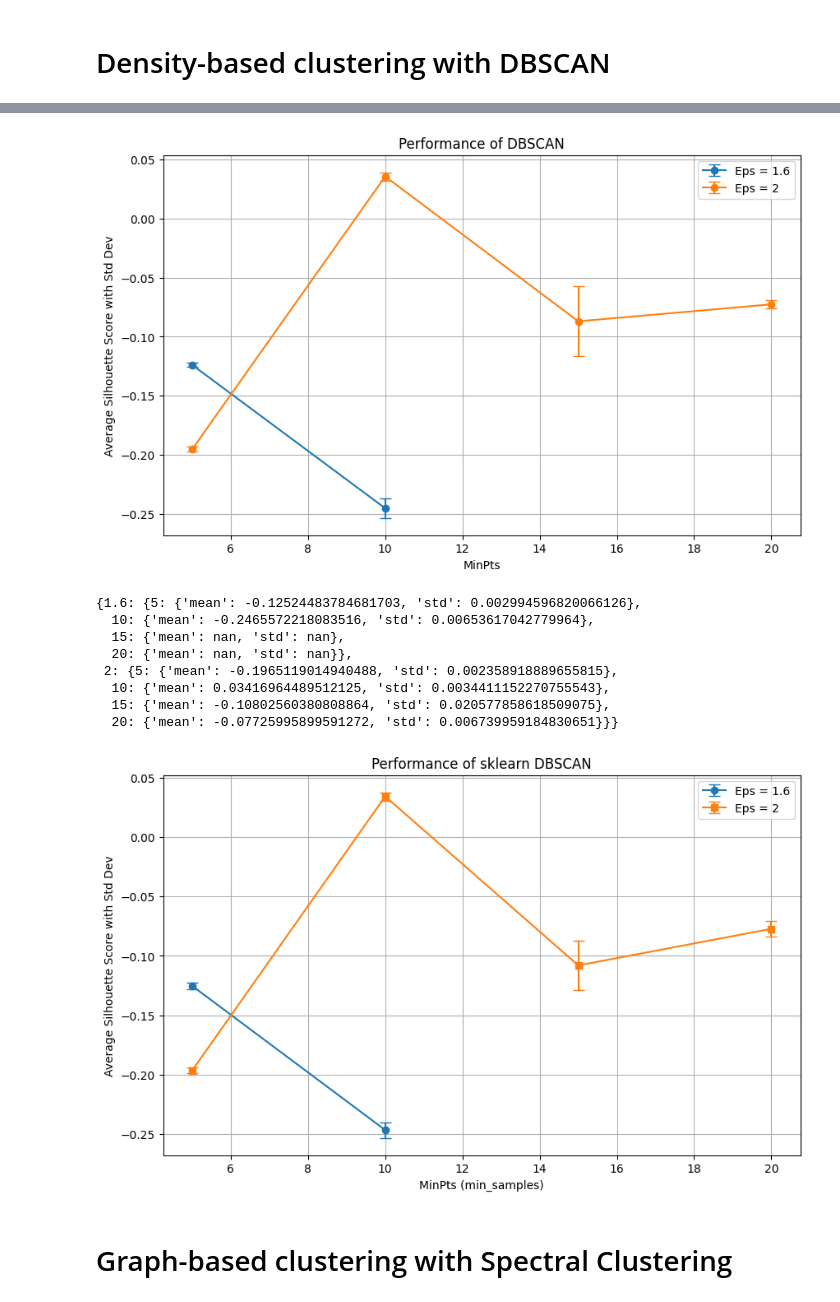
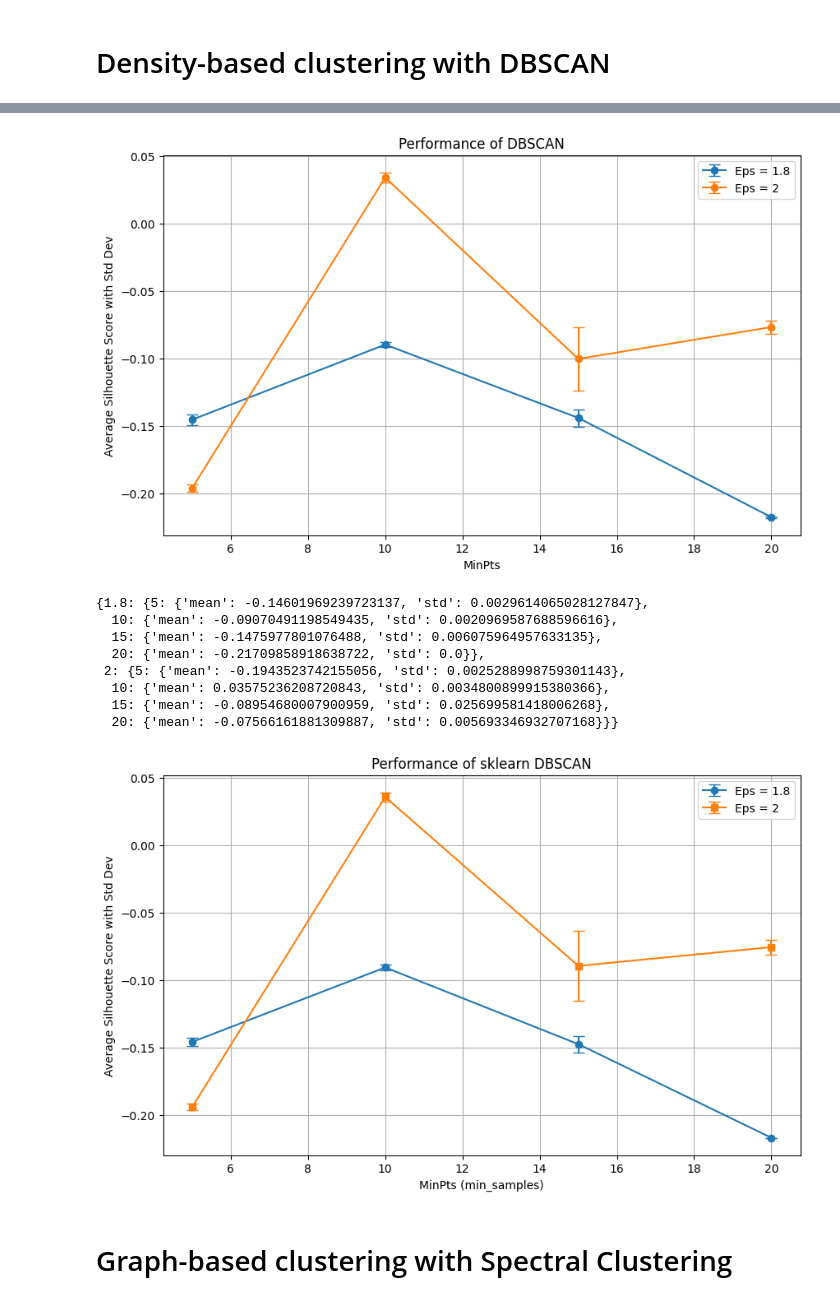
Before and after one commit to soheil647/DataMining, a Jupyter notebook: Phase2.ipynb, the cells around one changed output, grey strips where cells are left out. Cells and saved outputs as stored; diff of their text form; code cells hidden in the pictures.

```diff
--- a/Phase2.ipynb
+++ b/Phase2.ipynb
@@ -295,7 +348,7 @@ class DBSCAN:
 # %%
 # Parameters to evaluate
 min_samples_values = [5, 10, 15, 20]
-eps_values = [1.6, 2]
+eps_values = [1.8, 2]
 num_runs = 10
 
 results = {}
@@ -343,13 +396,13 @@ plt.legend()
 plt.grid(True)
 plt.show()
 # %% [output]
-[figure, old version]
+[figure, new version]
 # %%
 from sklearn.cluster import DBSCAN
 
 # Parameters for DBSCAN
 min_samples_values = [5, 10, 15, 20]
-eps_values = [1.6, 2]
+eps_values = [1.8, 2]
 num_runs = 10
 
 # Prepare results storage
@@ -370,41 +423,41 @@ for eps in eps_values:
             labels = dbscan.fit_predict(perturbed_data)
             # Calculate Silhouette score if valid (more than one cluster, less than one noise)
             if len(set(labels)) > 1 and np.count_nonzero(labels != -1) > 1:
                 score = silhouette_score(perturbed_data, labels)
                 silhouette_scores.append(score)
 
         # Calculate and store the average and std deviation of scores
         results_sklearn[eps][min_samples] = {
             'mean': np.mean(silhouette_scores) if silhouette_scores else float('nan'),
             'std': np.std(silhouette_scores) if silhouette_scores else float('nan')
         }
 
 display(results_sklearn)
 # Plotting results_sklearn
 plt.figure(figsize=(10, 6))
 markers = ['o-', 's-']
 i = 0
 for eps, stats in results_sklearn.items():
     means = [stats[min_samples]['mean'] for min_samples in min_samples_values]
     stds = [stats[min_samples]['std'] for min_samples in min_samples_values]
     plt.errorbar(min_samples_values, means, yerr=stds, label=f'Eps = {eps}', fmt=markers[i], capsize=5)
     i += 1
 
 plt.title('Performance of sklearn DBSCAN')
 plt.xlabel('MinPts (min_samples)')
 plt.ylabel('Average Silhouette Score with Std Dev')
 plt.legend()
 plt.grid(True)
 plt.show()
 # %% [output]
-{1.6: {5: {'mean': -0.12524483784681703, 'std': 0.002994596820066126},
-  10: {'mean': -0.2465572218083516, 'std': 0.00653617042779964},
-  15: {'mean': nan, 'std': nan},
-  20: {'mean': nan, 'std': nan}},
- 2: {5: {'mean': -0.1965119014940488, 'std': 0.002358918889655815},
-  10: {'mean': 0.03416964489512125, 'std': 0.0034411152270755543},
-  15: {'mean': -0.10802560380808864, 'std': 0.020577858618509075},
-  20: {'mean': -0.07725995899591272, 'std': 0.006739959184830651}}}
+{1.8: {5: {'mean': -0.14601969239723137, 'std': 0.0029614065028127847},
+  10: {'mean': -0.09070491198549435, 'std': 0.0020969587688596616},
+  15: {'mean': -0.1475977801076488, 'std': 0.006075964957633135},
+  20: {'mean': -0.21709858918638722, 'std': 0.0}},
+ 2: {5: {'mean': -0.1943523742155056, 'std': 0.0025288998759301143},
+  10: {'mean': 0.03575236208720843, 'std': 0.0034800899915380366},
+  15: {'mean': -0.08954680007900959, 'std': 0.025699581418006268},
+  20: {'mean': -0.07566161881309887, 'std': 0.005693346932707168}}}
-[figure, old version]
+[figure, new version]
 # %% [markdown]
 # Graph-based clustering with Spectral Clustering
```
Also changed, not shown: parts of 8 cells of this notebook.
